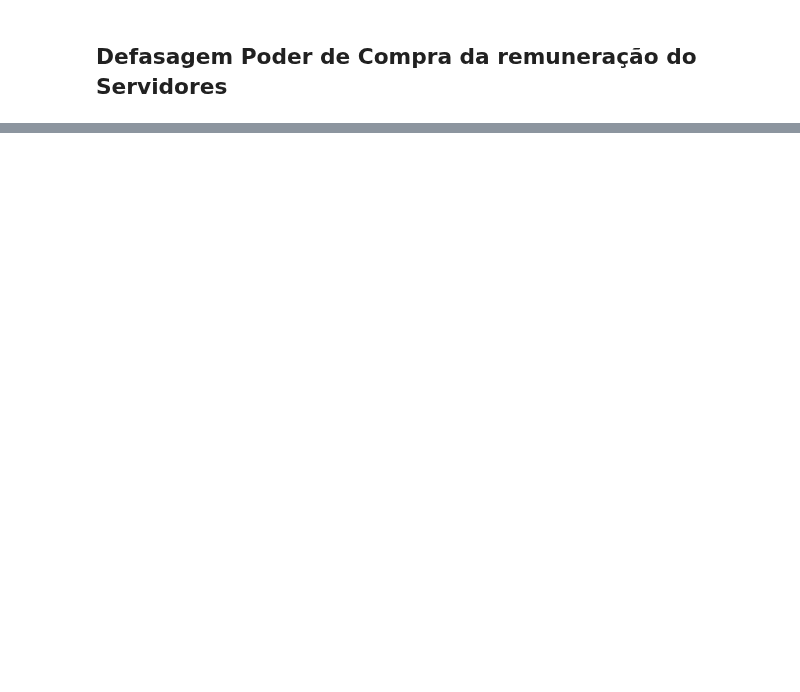
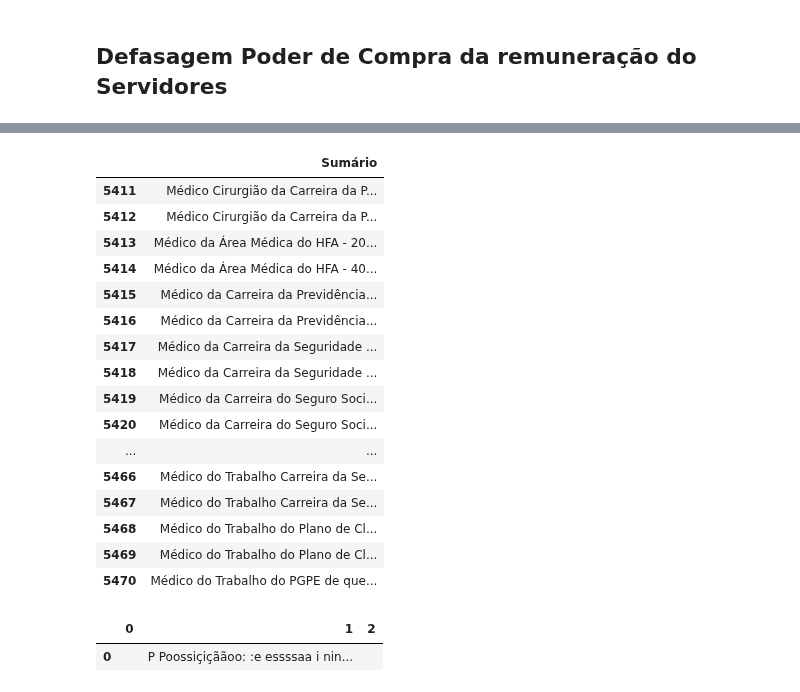
Before and after one commit to makaires77/ppgcs, a Jupyter notebook: source/domain/poder_compra.ipynb, the cells around one changed output, grey strips where cells are left out. Saved outputs shown, nothing was run; the diff lists cells and outputs as text; code cells hidden in the pictures; blank space fills up the shorter version.

```diff
--- a/source/domain/poder_compra.ipynb
+++ b/source/domain/poder_compra.ipynb
@@ -193,0 +562,25 @@ def extract_remun_tables_camelot(folder_path):
+# %%
+df_summary[-180:-120]
+# %% [output]
+|  | Sumário |
+| 5411 | Médico Cirurgião da Carreira da P... |
+| 5412 | Médico Cirurgião da Carreira da P... |
+| 5413 | Médico da Área Médica do HFA - 20... |
+| 5414 | Médico da Área Médica do HFA - 40... |
+| 5415 | Médico da Carreira da Previdência... |
+| 5416 | Médico da Carreira da Previdência... |
+| 5417 | Médico da Carreira da Seguridade ... |
+| 5418 | Médico da Carreira da Seguridade ... |
+| 5419 | Médico da Carreira do Seguro Soci... |
+| 5420 | Médico da Carreira do Seguro Soci... |
+| ... | ... |
+| 5466 | Médico do Trabalho Carreira da Se... |
+| 5467 | Médico do Trabalho Carreira da Se... |
+| 5468 | Médico do Trabalho do Plano de Cl... |
+| 5469 | Médico do Trabalho do Plano de Cl... |
+| 5470 | Médico do Trabalho do PGPE de que... |
+# %%
+df_summary[8]
+# %% [output]
+|  | 0 | 1 | 2 |
+| 0 |  | P Poossiçiçããoo: :e essssaa i nin... |  |
```
Also changed, not shown: parts of 34 cells of this notebook.
